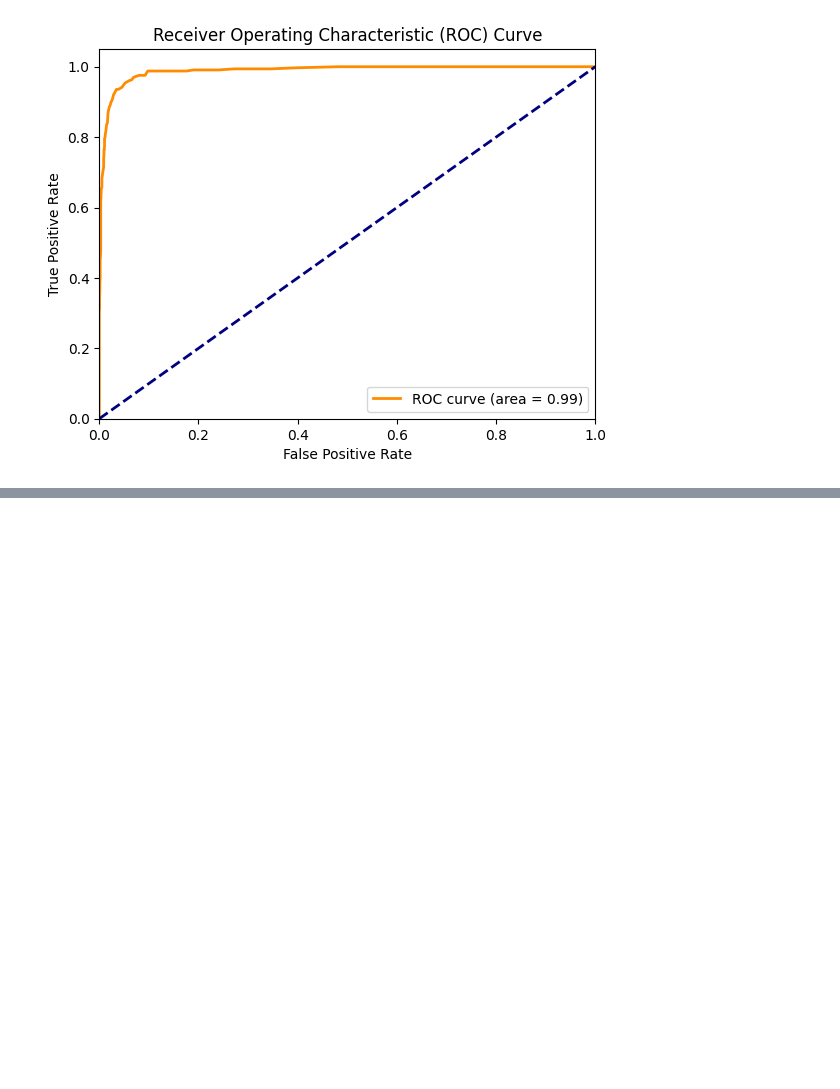
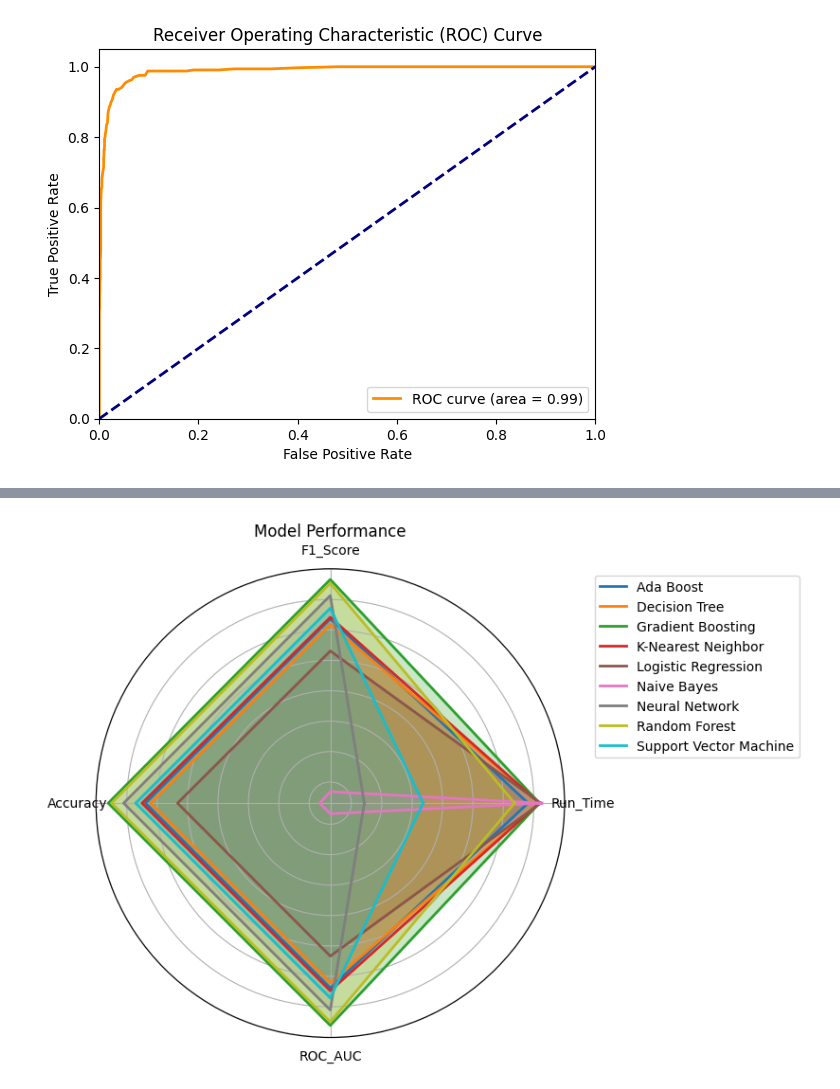
Before and after one commit to bear-revels/customer_churn, a Jupyter notebook: EDA/notebook.ipynb, the cells around one changed output, grey strips where cells are left out. Saved outputs shown, nothing was run; the diff lists cells and outputs as text; code cells hidden in the pictures; blank space fills up the shorter version.

```diff
--- a/EDA/notebook.ipynb
+++ b/EDA/notebook.ipynb
@@ -157,0 +224,47 @@ weighted avg       0.96      0.96      0.96      2026
+# %%
+import pandas as pd
+import matplotlib.pyplot as plt
+import numpy as np
+from sklearn.preprocessing import StandardScaler
+
+# Define numeric columns
+numeric_columns = ['Run_Time', 'F1_Score', 'Accuracy', 'ROC_AUC']
+
+# Group by model and calculate the mean of numeric columns
+model_performance = event_log.groupby('Model')[numeric_columns].mean()
+
+# Invert the run time values
+model_performance['Run_Time'] *= -1
+
+# Standard scale the data
+scaler = StandardScaler()
+model_performance_scaled = scaler.fit_transform(model_performance)
+
+# Define colors for each model
+colors = plt.cm.tab10(np.linspace(0, 1, len(model_performance)))
+
+# Plotting spider chart
+plt.figure(figsize=(8, 6))
+for i, model in enumerate(model_performance_scaled):
+    # Calculate angles for each axis
+    angles = np.linspace(0, 2 * np.pi, len(numeric_columns), endpoint=False).tolist()
+    angles += angles[:1]  # Close the plot
+
+    # Adjust model array to match dimensions of angles array
+    model = np.concatenate((model, [model[0]]))  # Add first element to the end to close the plot
+
+    # Plot each axis of the radar chart
+    ax = plt.subplot(111, polar=True)
+    ax.fill(angles, model, color=colors[i], alpha=0.25)
+    ax.plot(angles, model, color=colors[i], linewidth=2, label=model_performance.index[i])
+    ax.set_yticklabels([])
+    ax.set_xticks(angles[:-1])
+    ax.set_xticklabels(numeric_columns)
+    ax.yaxis.grid(True)
+
+plt.title('Model Performance')
+plt.legend(loc='upper left', bbox_to_anchor=(1.05, 1))
+plt.tight_layout()
+plt.show()
+# %% [output]
+[figure, added]
```
Also changed, not shown: parts of 2 cells of this notebook, 16 other files.
